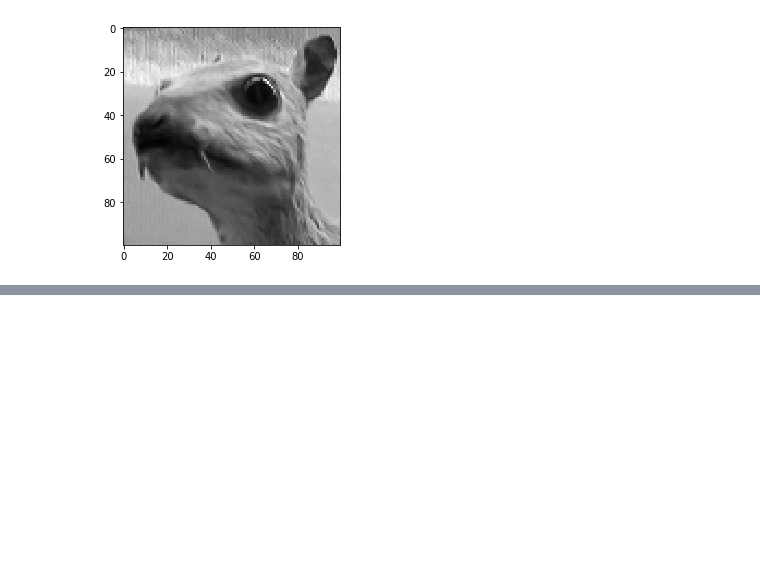
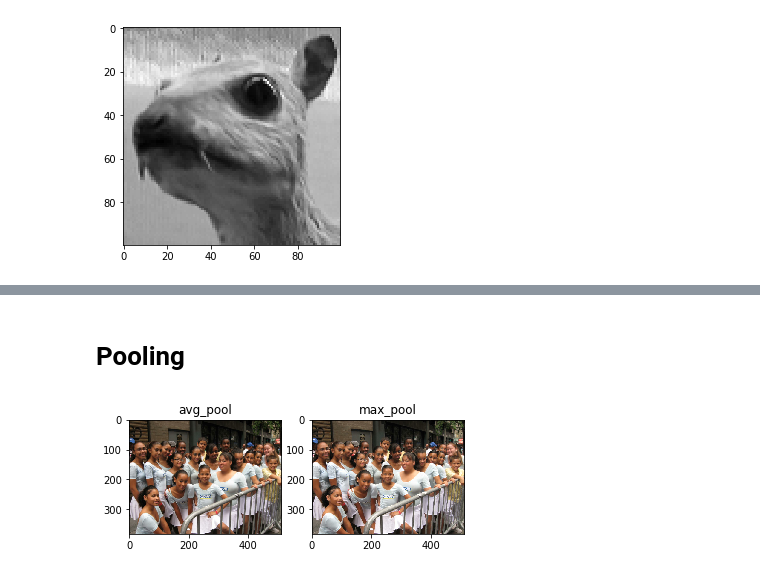
Before and after one commit to huanghao/learning-tensorflow, a Jupyter notebook: notes/tf.nn.ipynb, the cells around one changed output, grey strips where cells are left out. Cells and saved outputs as stored; diff of their text form; code cells hidden in the pictures; blank space fills up the shorter version.

```diff
--- a/notes/tf.nn.ipynb
+++ b/notes/tf.nn.ipynb
@@ -180,0 +215,18 @@ tf.Tensor(
+# %% [markdown]
+# Pooling
+# %%
+plt.figure()
+for i, f in enumerate([
+        tf.nn.avg_pool,
+        tf.nn.max_pool,
+        ], 1):
+    y = f(img,
+          ksize=[1, 3, 3, 1],
+          strides=[1, 2, 2, 1],
+          padding='SAME')
+    im = tf.squeeze(y)
+    plt.subplot(1, 2, i)
+    plt.title(f.__name__)
+    plt.imshow(im)
+# %% [output]
+[figure, added]
```
Also changed, not shown: parts of 15 cells of this notebook, 2 other files.
